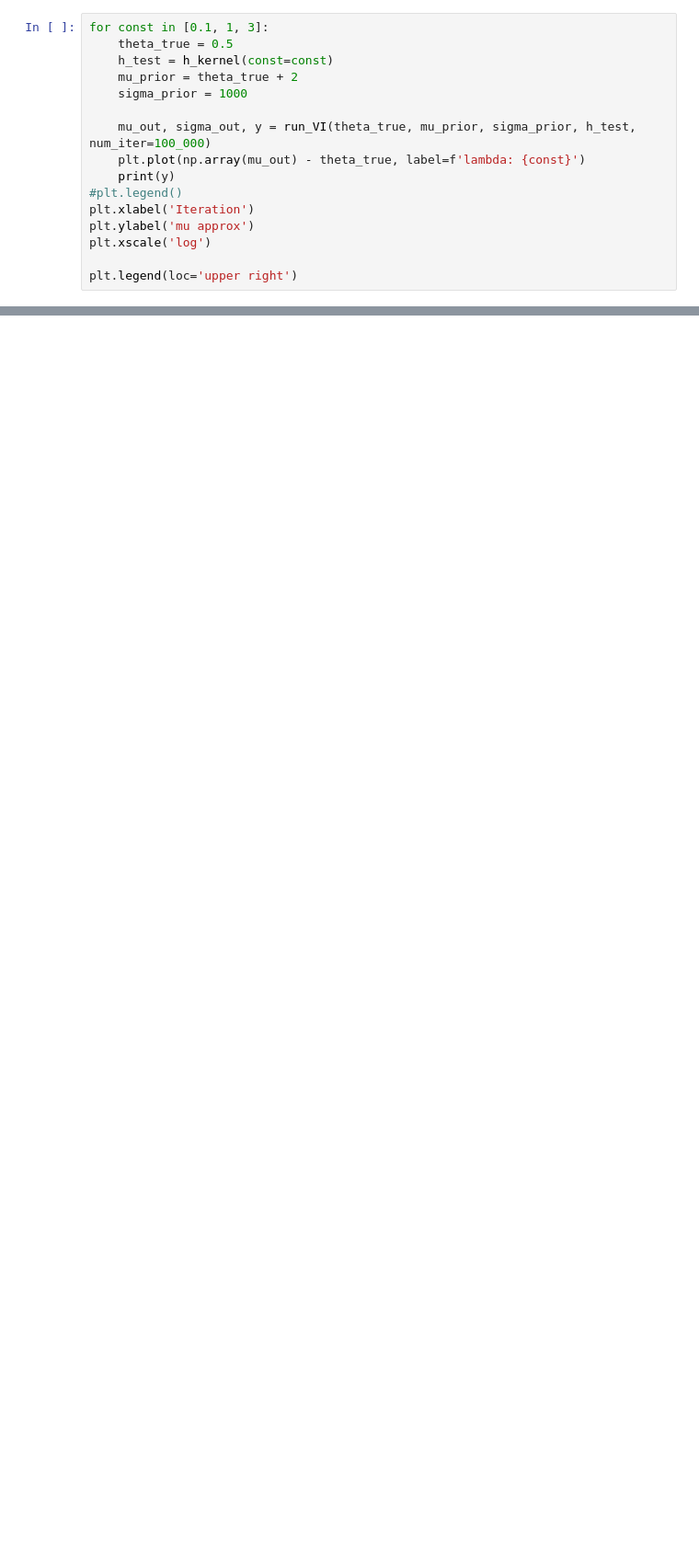
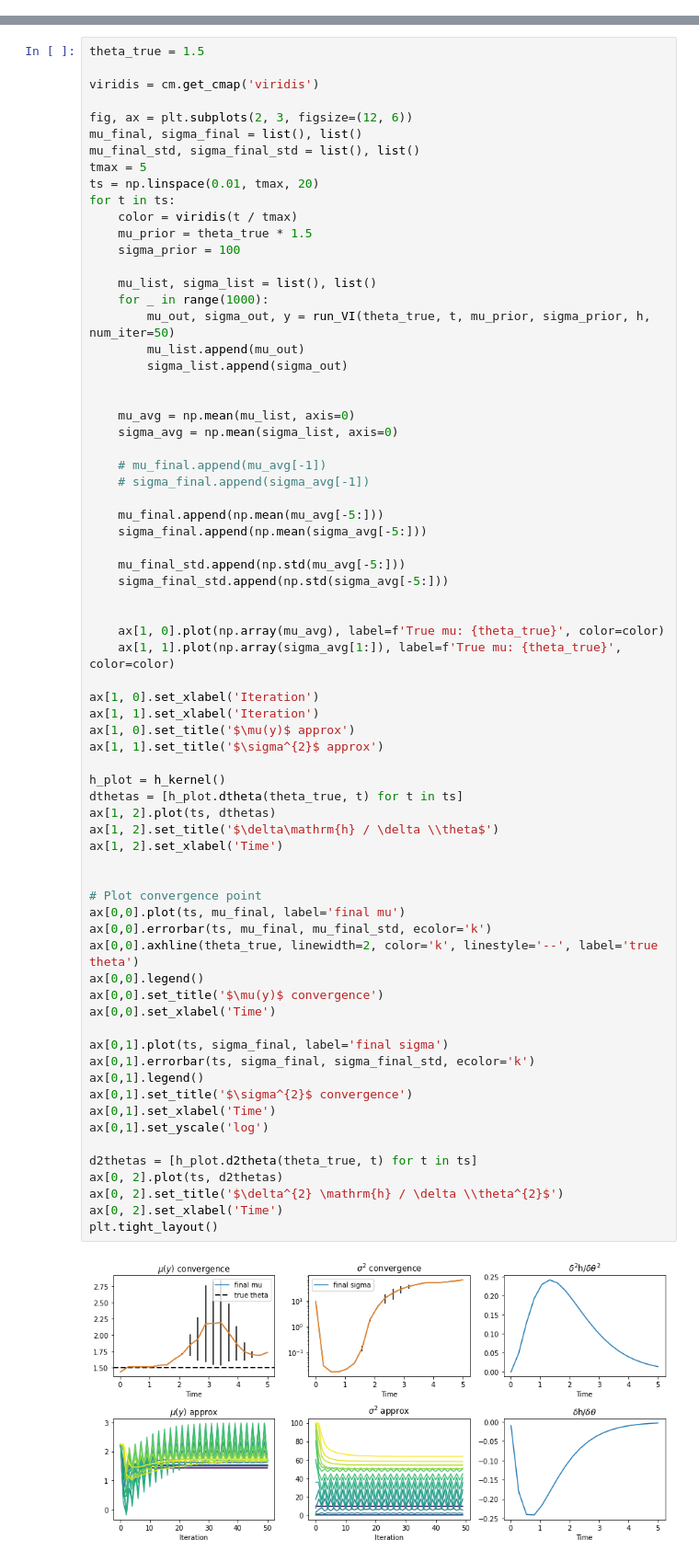
Before and after one commit to ntolley/dcm_examples, a Jupyter notebook: variational_inference.ipynb, the cells around one changed output, grey strips where cells are left out. Shown: that part at 92% size. Cells and saved outputs as stored; diff of their text form; blank space fills up the shorter version.

```diff
--- a/variational_inference.ipynb
+++ b/variational_inference.ipynb
@@ -76,16 +65,0 @@ plt.xscale('log')
-# %%
-for const in [0.1, 1, 3]:
-    theta_true = 0.5
-    h_test = h_kernel(const=const)
-    mu_prior = theta_true + 2
-    sigma_prior = 1000
-
-    mu_out, sigma_out, y = run_VI(theta_true, mu_prior, sigma_prior, h_test, num_iter=100_000)
-    plt.plot(np.array(mu_out) - theta_true, label=f'lambda: {const}')
-    print(y)
-#plt.legend()
-plt.xlabel('Iteration')
-plt.ylabel('mu approx')
-plt.xscale('log')
-
-plt.legend(loc='upper right')
@@ -97,0 +66,72 @@ plt.legend(loc='upper right')
+# %%
+theta_true = 1.5
+
+viridis = cm.get_cmap('viridis')
+
+fig, ax = plt.subplots(2, 3, figsize=(12, 6))
+mu_final, sigma_final = list(), list()
+mu_final_std, sigma_final_std = list(), list()
+tmax = 5
+ts = np.linspace(0.01, tmax, 20)
+for t in ts:
+    color = viridis(t / tmax)
+    mu_prior = theta_true * 1.5
+    sigma_prior = 100
+
+    mu_list, sigma_list = list(), list()
+    for _ in range(1000):
+        mu_out, sigma_out, y = run_VI(theta_true, t, mu_prior, sigma_prior, h, num_iter=50)
+        mu_list.append(mu_out)
+        sigma_list.append(sigma_out)
+
+
+    mu_avg = np.mean(mu_list, axis=0)
+    sigma_avg = np.mean(sigma_list, axis=0)
+
+    # mu_final.append(mu_avg[-1])
+    # sigma_final.append(sigma_avg[-1])
+
+    mu_final.append(np.mean(mu_avg[-5:]))
+    sigma_final.append(np.mean(sigma_avg[-5:]))
+
+    mu_final_std.append(np.std(mu_avg[-5:]))
+    sigma_final_std.append(np.std(sigma_avg[-5:]))
+
+
+    ax[1, 0].plot(np.array(mu_avg), label=f'True mu: {theta_true}', color=color)
+    ax[1, 1].plot(np.array(sigma_avg[1:]), label=f'True mu: {theta_true}', color=color)
+
+ax[1, 0].set_xlabel('Iteration')
+ax[1, 1].set_xlabel('Iteration')
+ax[1, 0].set_title('$\mu(y)$ approx')
+ax[1, 1].set_title('$\sigma^{2}$ approx')
+
+h_plot = h_kernel()
+dthetas = [h_plot.dtheta(theta_true, t) for t in ts]
+ax[1, 2].plot(ts, dthetas)
+ax[1, 2].set_title('$\delta\mathrm{h} / \delta \\theta$')
+ax[1, 2].set_xlabel('Time')
+
+
+# Plot convergence point
+ax[0,0].plot(ts, mu_final, label='final mu')
+ax[0,0].errorbar(ts, mu_final, mu_final_std, ecolor='k')
+ax[0,0].axhline(theta_true, linewidth=2, color='k', linestyle='--', label='true theta')
+ax[0,0].legend()
+ax[0,0].set_title('$\mu(y)$ convergence')
+ax[0,0].set_xlabel('Time')
+
+ax[0,1].plot(ts, sigma_final, label='final sigma')
+ax[0,1].errorbar(ts, sigma_final, sigma_final_std, ecolor='k')
+ax[0,1].legend()
+ax[0,1].set_title('$\sigma^{2}$ convergence')
+ax[0,1].set_xlabel('Time')
+ax[0,1].set_yscale('log')
+
+d2thetas = [h_plot.d2theta(theta_true, t) for t in ts]
+ax[0, 2].plot(ts, d2thetas)
+ax[0, 2].set_title('$\delta^{2} \mathrm{h} / \delta \\theta^{2}$')
+ax[0, 2].set_xlabel('Time')
+plt.tight_layout()
+# %% [output]
+[figure, added]
```
Also changed, not shown: parts of 8 cells of this notebook.
